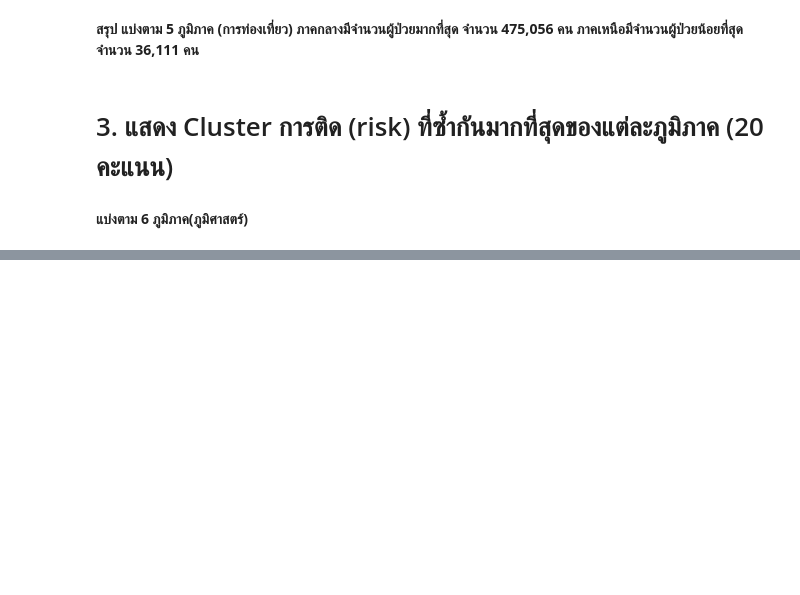
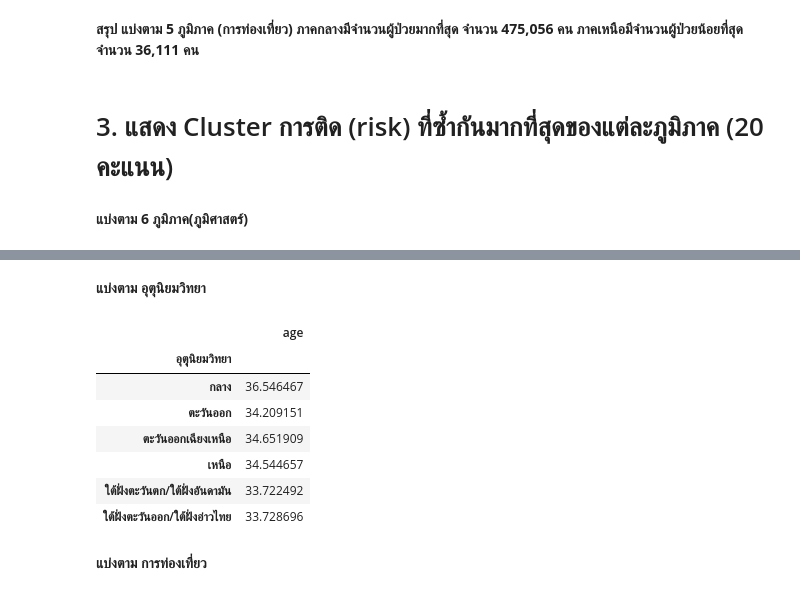
Before and after one commit to Gcpppinpak/data_viz_2022, a Jupyter notebook: Midterm.ipynb, the cells around one changed output, grey strips where cells are left out. Drawn from its saved outputs; the diff is of its cells as text; code cells hidden in the pictures; blank space fills up the shorter version.

```diff
--- a/Midterm.ipynb
+++ b/Midterm.ipynb
@@ -1116,0 +1402,16 @@ s= display(df.groupby('risk')[['ภูมิศาสตร์']].count())
+# %% [markdown]
+**แบ่งตาม อุตุนิยมวิทยา**
+# %%
+age_c = df.groupby('อุตุุนิยมวิทยา')[['age']].mean().style.highlight_max()    # จัดกลุ่มข้อมูลด้วย 'อุตุนิยมวิทยา' แล้วหาค่าเฉลี่ยของ age
+age_c
+# %% [output]
+|  | age |
+| อุตุุนิยมวิทยา |  |
+| กลาง | 36.546467 |
+| ตะวันออก | 34.209151 |
+| ตะวันออกเฉียงเหนือ | 34.651909 |
+| เหนือ | 34.544657 |
+| ใต้ฝั่งตะวันตก/ใต้ฝั่งอันดามัน | 33.722492 |
+| ใต้ฝั่งตะวันออก/ใต้ฝั่งอ่าวไทย | 33.728696 |
+# %% [markdown]
+**แบ่งตาม การท่องเที่ยว**
```
Also changed, not shown: parts of 37 cells of this notebook.
